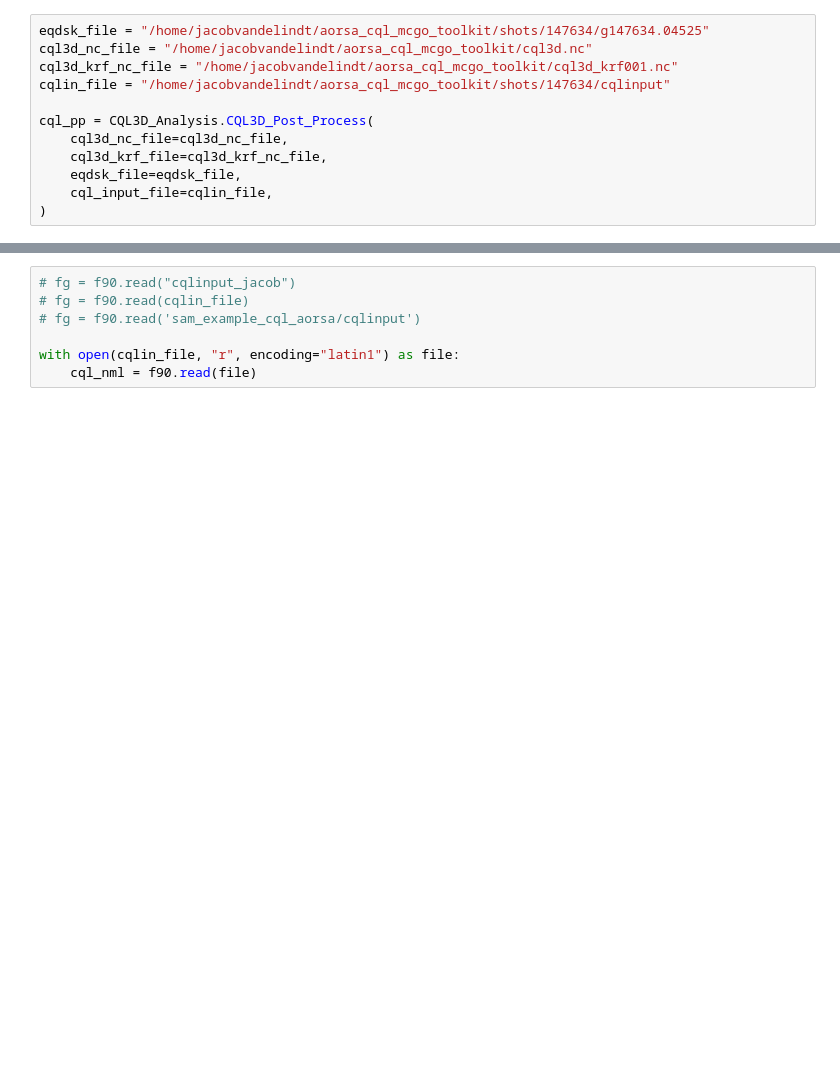
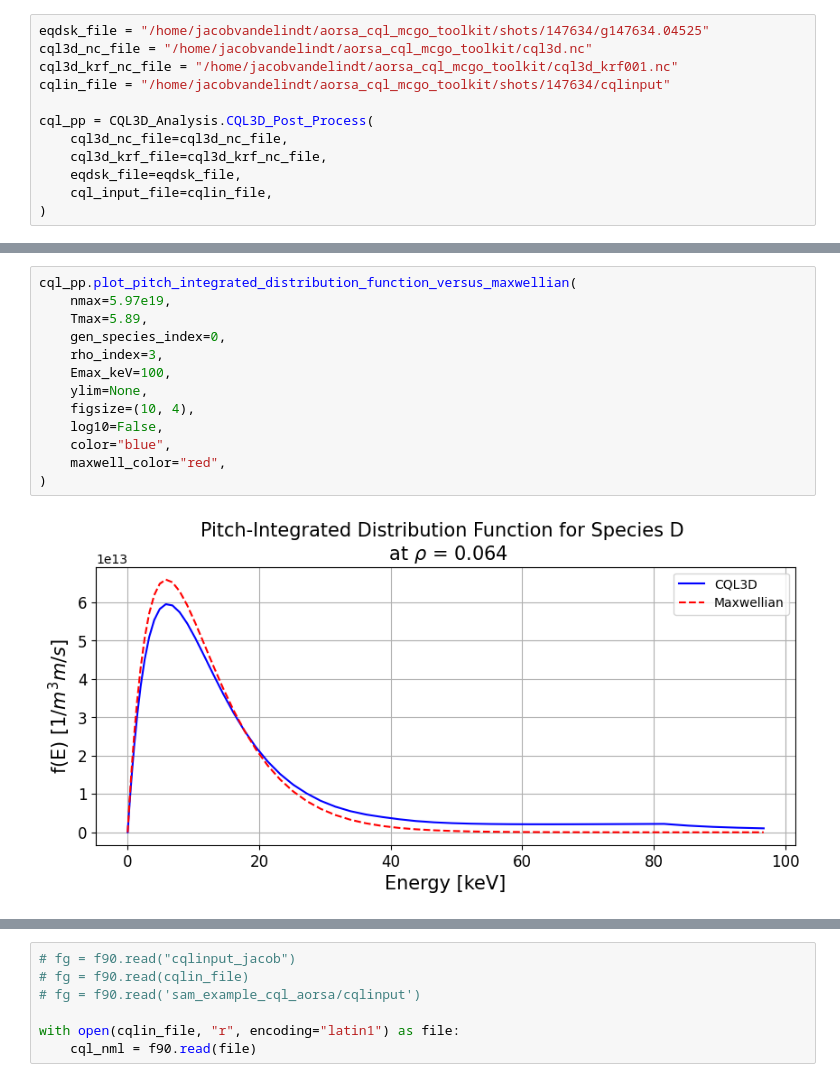
Before and after one commit to vandelij/aorsa_cql_mcgo_toolkit, a Jupyter notebook: cql3d_post_processing.ipynb, the cells around one changed output, grey strips where cells are left out. Cells and saved outputs as stored; diff of their text form; blank space fills up the shorter version.

```diff
--- a/cql3d_post_processing.ipynb
+++ b/cql3d_post_processing.ipynb
@@ -43,0 +46,15 @@ cql_pp.vnorm
+# %%
+cql_pp.plot_pitch_integrated_distribution_function_versus_maxwellian(
+    nmax=5.97e19,
+    Tmax=5.89,
+    gen_species_index=0,
+    rho_index=3,
+    Emax_keV=100,
+    ylim=None,
+    figsize=(10, 4),
+    log10=False,
+    color="blue",
+    maxwell_color="red",
+)
+# %% [output]
+[figure, added]
```
Also changed, not shown: parts of 6 cells of this notebook, 2 other files.
